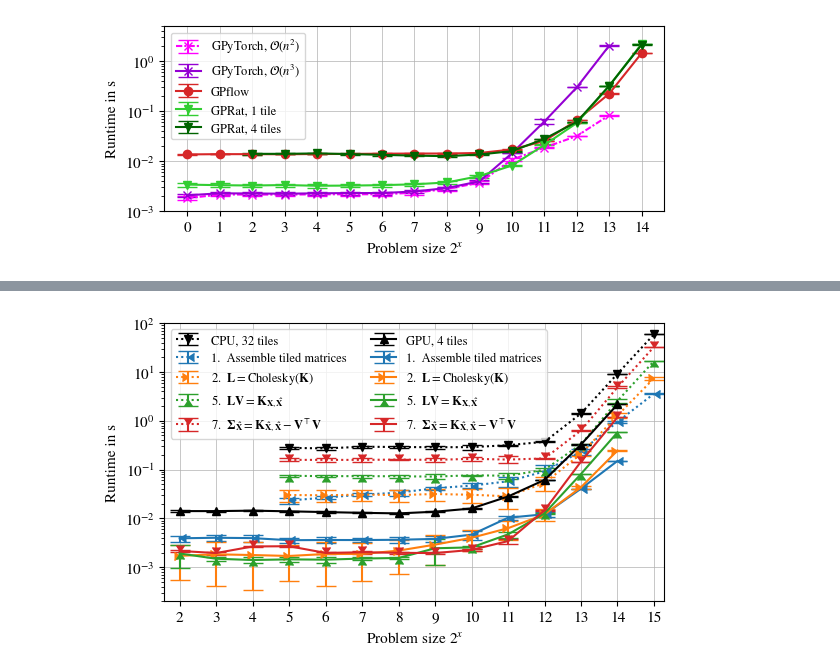
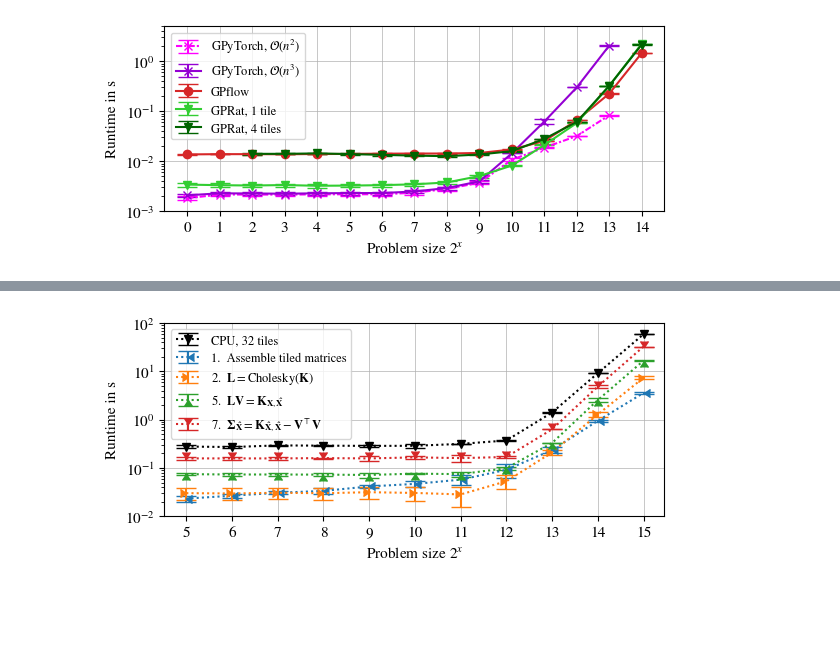
Before and after one commit to moellh/GPRat, a Jupyter notebook: 7-8-predict-fullcov.ipynb, the cells around one changed output, grey strips where cells are left out. Drawn from its saved outputs; the diff is of its cells as text; code cells hidden in the pictures; blank space fills up the shorter version.

```diff
--- a/7-8-predict-fullcov.ipynb
+++ b/7-8-predict-fullcov.ipynb
@@ -327,7 +399,7 @@ plt.savefig("./pdf/predict-fullcov-gpu-inc.pdf")
 # %%
 # plot for predict-fullcov steps for GPRat
 
-plt.figure(figsize=figsize(5, 5, 2, 10))
+plt.figure(figsize=figsize(5, 4))
 
 plt.xlabel("Problem size $2^x$")
 plt.ylabel("Runtime in s")
@@ -335,10 +407,10 @@ plt.grid(True, which="both")
 plt.grid(False, which="minor")
 plt.xscale("log", base=2)
 plt.yscale("log", base=10)
-plt.xlim(3, 40000)
-plt.ylim(2*10**-4, 10*10**1)
+plt.xlim(23, 45000)
+plt.ylim(10**-2, 10**2)
 
-xticks = [4, 8, 16, 32, 64, 128, 256, 512, 1024, 2048, 4096, 8192, 16384, 32768]
+xticks = [32, 64, 128, 256, 512, 1024, 2048, 4096, 8192, 16384, 32768]
 plt.xticks(
     xticks,
     [f"{int(np.log2(nt))}" for nt in xticks],
@@ -353,7 +425,7 @@ plt.errorbar(
     label="CPU, 32 tiles",
     color="black",
     linestyle=(0, (1, 1.5)),
-    marker="v"
+    marker="v",
 )
 
 names = [
@@ -366,74 +438,50 @@ names = [
     "predict_full_cov_step full cov",
     "predict_full_cov_step pred uncer",
 ]
 
 labels = [
     r"1.  Assemble tiled matrices",
     r"2.  $\mathbf{L} = \text{Cholesky}(\mathbf{K})$",
     # r"3.  $\mathbf{L\beta} = \mathbf{y}$",
     # r"4.  $\mathbf{L^\top\alpha} = \mathbf{\beta}$",
     r"5.  $\mathbf{LV} = \mathbf{K}_{\mathbf{X},\mathbf{\hat X}}$",
     # r"6.  $\mathbf{\hat y} = \mathbf{K}_{\mathbf{\hat X},\mathbf{X}}\mathbf{\alpha}$",
     r"7.  $\mathbf{\Sigma}_{\mathbf{\hat X}} = \mathbf{K}_{\mathbf{\hat X},\mathbf{\hat X}} - \mathbf{V}^\top \mathbf{V}$",
 ]
 
 df_steps_cpu = df_pfc_gprat_steps[0][df_pfc_gprat_steps[0]["n_tiles"] == 32]
-for name, label, c, marker in zip(names, labels, ["tab:blue", "tab:orange", "tab:green", "tab:red", "tab:purple", "tab:brown", "tab:pink"], [4,5,6,7]):
+for name, label, c, marker in zip(
+    names,
+    labels,
+    [
+        "tab:blue",
+        "tab:orange",
+        "tab:green",
+        "tab:red",
+        "tab:purple",
+        "tab:brown",
+        "tab:pink",
+    ],
+    [4, 5, 6, 7],
+):
     df_name_target = df_steps_cpu[df_steps_cpu["name"] == name]
     err = utils.confidence_error(df_name_target, 0.95)
     plt.errorbar(
         df_name_target["n_train"],
         df_name_target["mean"] / 10**9,
         yerr=err / 10**9,
         label=label,
         color=c,
         linestyle=(0, (1, 1.5)),
         marker=marker,
     )
 
-df_name_target = df_gprat_gpu[df_gprat_gpu["n_tiles"] == 4]
-err = utils.confidence_error(df_name_target)
-plt.errorbar(
-    df_name_target["n_train"],
-    df_name_target["mean"],
-    yerr=err,
-    label="GPU, 4 tiles",
-    color="black",
-    marker="^"
-)
-
-df_steps_gpu = df_pfc_gprat_steps[1][df_pfc_gprat_steps[1]["n_tiles"] == 4]
-for name, label, c, marker in zip(
-    names,
-    labels,
-    [
-        "tab:blue",
-        "tab:orange",
-        "tab:green",
-        "tab:red",
-        # "tab:purple",
-        # "tab:brown",
-        # "tab:pink",
-    ],
-    [4,5,6,7]
-):
-    df_name_target = df_steps_gpu[df_steps_gpu["name"] == name]
-    err = utils.confidence_error(df_name_target, 0.95)
-    plt.errorbar(
-        df_name_target["n_train"],
-        df_name_target["mean"] / 10**9,
-        yerr=err / 10**9,
-        label=label,
-        color=c,
-        marker=marker,
-    )
-
-plt.legend(ncols=2)
+plt.legend()
 plt.tight_layout(pad=0)
 
-plt.savefig("./pdf/predict-fullcov-steps-large.pdf")
+plt.savefig("./pdf/predict-fullcov-steps-large-gpu.pdf")
 # %% [output]
-[figure, old version]
+[figure, new version]
 # %%
 # plot for predict-fullcov steps for GPRat
 
```
Also changed, not shown: parts of 4 cells of this notebook, 12 other files.
